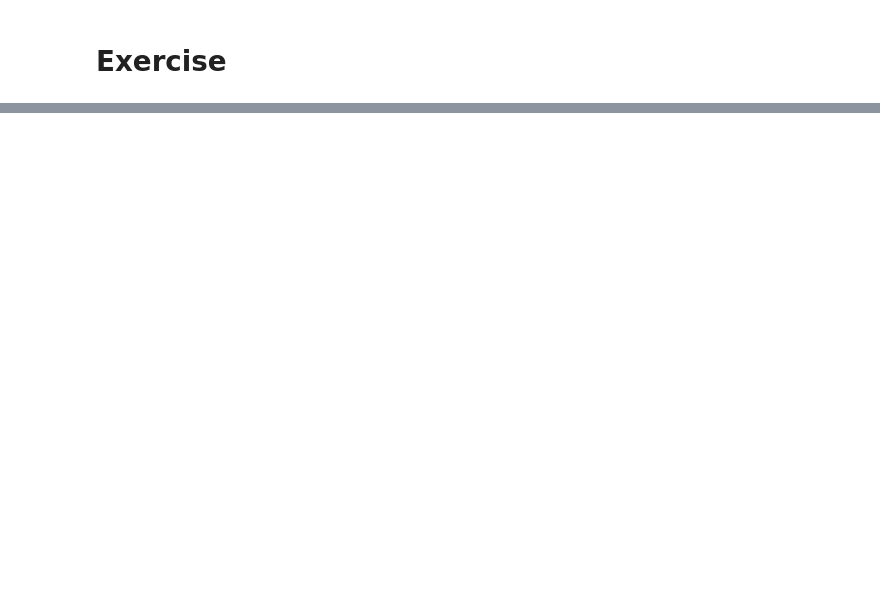
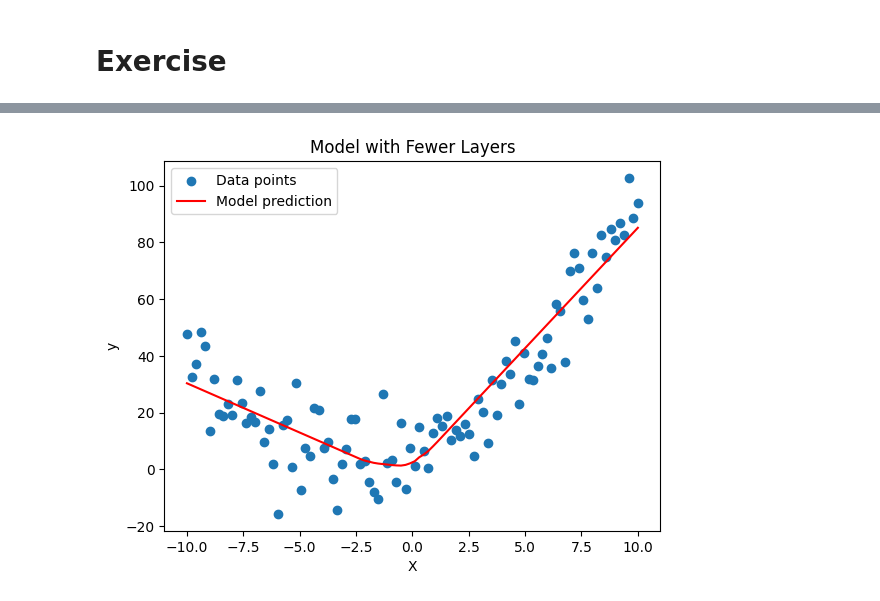
Before and after one commit to j2damax/ml-learning-journey, a Jupyter notebook: pytorch-deep-learning/01_overfitting_underfitting.ipynb, the cells around one changed output, grey strips where cells are left out. Saved outputs shown, nothing was run; the diff lists cells and outputs as text; code cells hidden in the pictures; blank space fills up the shorter version.

```diff
--- a/pytorch-deep-learning/01_overfitting_underfitting.ipynb
+++ b/pytorch-deep-learning/01_overfitting_underfitting.ipynb
@@ -135,0 +170,23 @@ plot_model(ideal_model, X, y, 'Ideal Model (Polynomial Regression)')
+# %%
+# Exercise 3 - Change the layers of the OverfittingModel and find the right model architecture that reduces the overfitting issue
+
+class FewerLayersModel(nn.Module):
+    def __init__(self):
+        super(FewerLayersModel, self).__init__()
+        self.fc1 = nn.Linear(1, 16) # Fewer layers
+        self.fc2 = nn.Linear(16, 8) # Fewer layers
+        self.fc3 = nn.Linear(8, 1)
+
+    def forward(self, x):
+        x = torch.relu(self.fc1(x))
+        x = torch.relu(self.fc2(x))
+        return self.fc3(x)
+
+# Train the fewer layers model
+fewer_layers_model = FewerLayersModel()
+fewer_layers_model = train_model(fewer_layers_model, X, y, num_epochs=1000)
+
+# Plot results for the fewer layers model
+plot_model(fewer_layers_model, X, y, 'Model with Fewer Layers')
+# %% [output]
+[figure, added]
```
Also changed, not shown: parts of 8 cells of this notebook.
